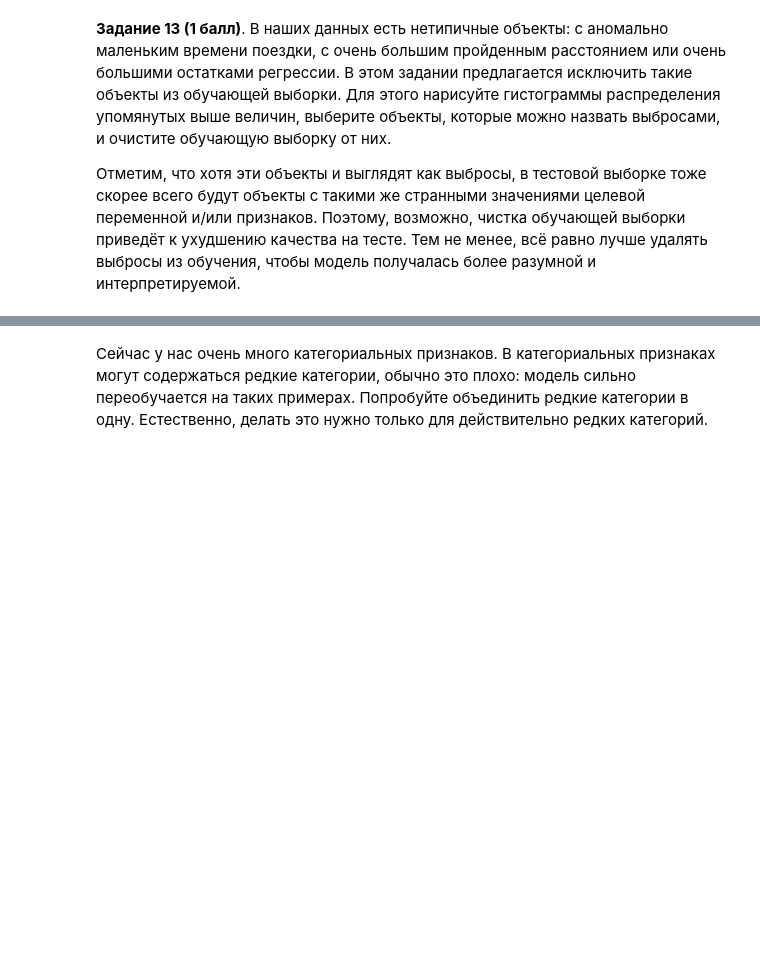
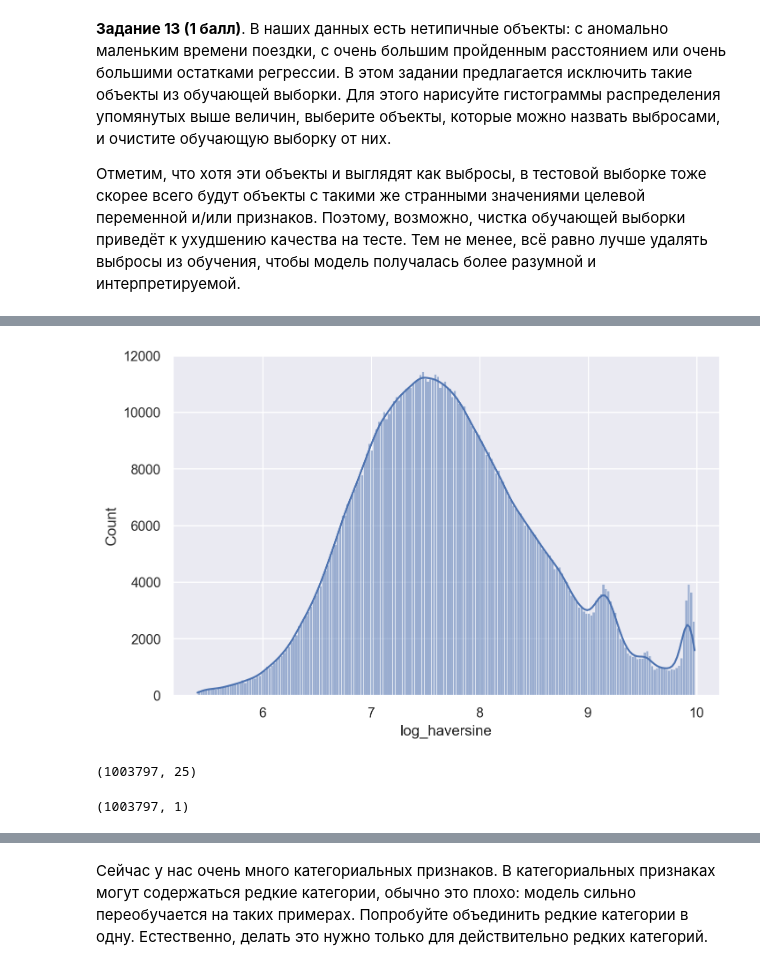
Before and after one commit to Nojatij/ml_courses, a Jupyter notebook: 1_st_course/homework/hw2/homework-practice-02-linregr.ipynb, the cells around one changed output, grey strips where cells are left out. Drawn from its saved outputs; the diff is of its cells as text; code cells hidden in the pictures; blank space fills up the shorter version.

```diff
--- a/1_st_course/homework/hw2/homework-practice-02-linregr.ipynb
+++ b/1_st_course/homework/hw2/homework-practice-02-linregr.ipynb
@@ -754,3 +759,23 @@ Size after OneHot: (1021050, 220)
+# %%
+# Нахождение квантиля
+quantile_value_max = X_train['log_haversine'].quantile(0.75)
+quantile_value_min = X_train['log_haversine'].quantile(0.25)
+iqr = quantile_value_max - quantile_value_min
+lower_bound = quantile_value_min - 1.5 * iqr
+upper_bound = quantile_value_max + 1.5 * iqr
+# Фильтрация данных и удаление строк, основываясь на квантиле
+X_train = X_train[(lower_bound < X_train['log_haversine']) & (X_train['log_haversine'] < upper_bound)]
+
+sns.histplot(X_train.log_haversine, kde = True)
+plt.show()
+# %% [output]
+[figure, added]
+# %%
+y_train = y_train[y_train.index.isin(X_train.index)]
+display(X_train.shape, y_train.shape)
+# %% [output]
+(1003797, 25)
+(1003797, 1)
 # %%
 sns.histplot(y_train.log_trip_duration, kde = True)
 plt.show()
```
Also changed, not shown: parts of 10 cells of this notebook.
